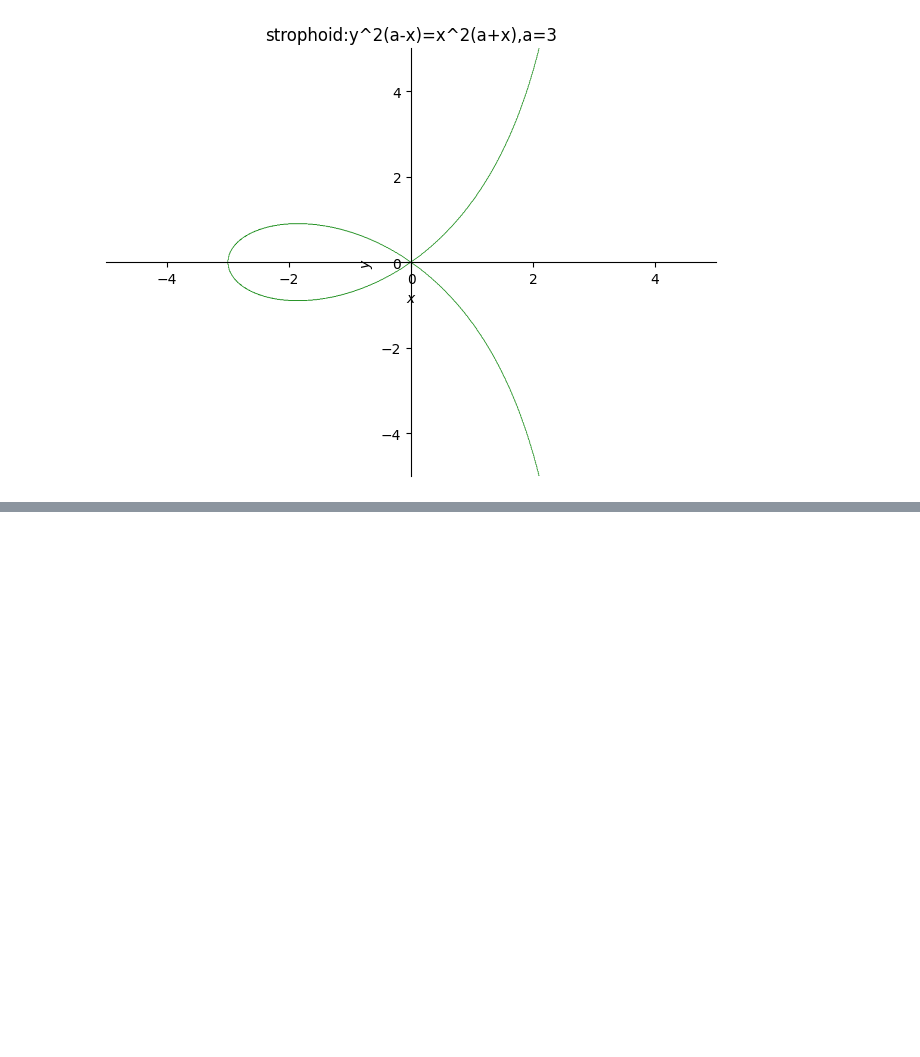
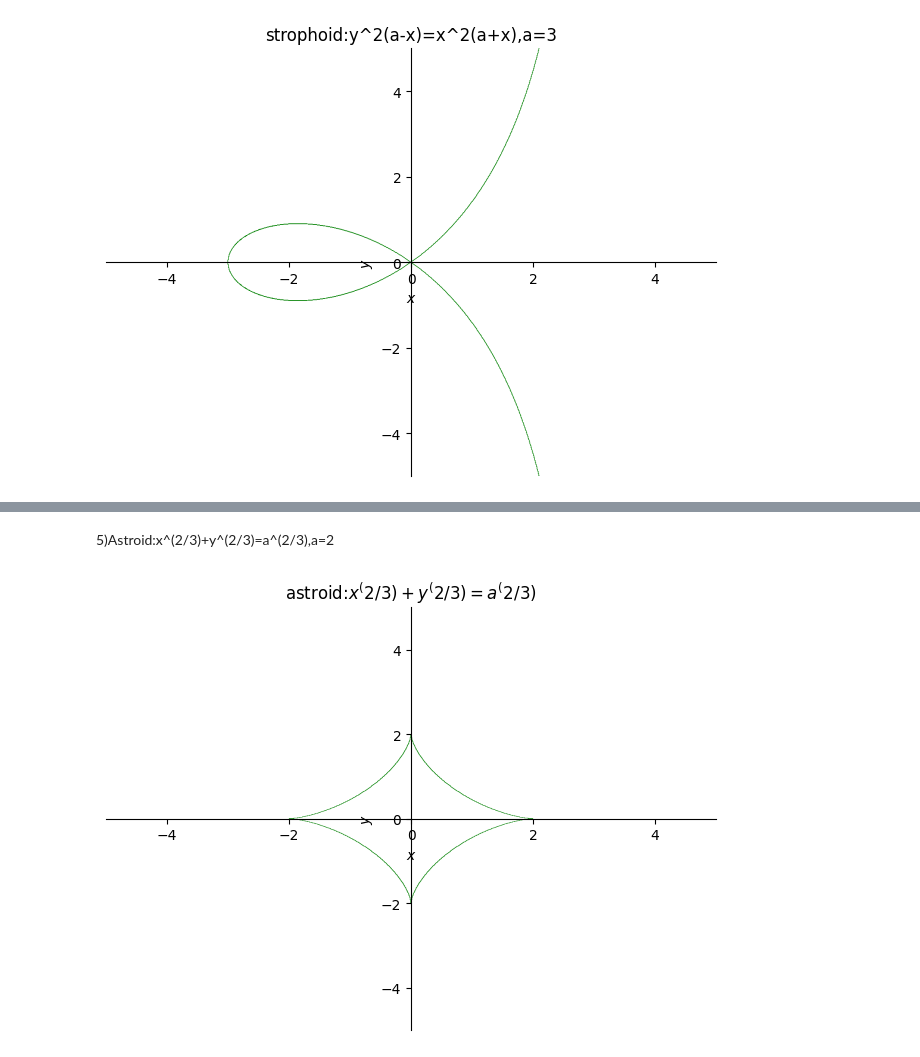
Before and after one commit to Bharathgn123/Bharathgn123, a Jupyter notebook: program1_2D_plot_of_cartesion_and_polar_curves.ipynb, the cells around one changed output, grey strips where cells are left out. Drawn from its saved outputs; the diff is of its cells as text; code cells hidden in the pictures; blank space fills up the shorter version.

```diff
--- a/program1_2D_plot_of_cartesion_and_polar_curves.ipynb
+++ b/program1_2D_plot_of_cartesion_and_polar_curves.ipynb
@@ -18,0 +35,8 @@ p2=plot_implicit(Eq(y**2*(3-x),x**2*(3+x)),(x,-5,5),(y,-5,5),line_color="green",
+# %% [markdown]
+5)Astroid:x^(2/3)+y^(2/3)=a^(2/3),a=2
+# %%
+from sympy import plot_implicit,symbols,Eq
+x,y=symbols('x y')
+p2=plot_implicit(Eq(x**(2/3)+y**(2/3),2**(2/3)),(x,-5,5),(y,-5,5),line_color='green',title='astroid:$x^(2/3)+y^(2/3)=a^(2/3)$')
+# %% [output]
+[figure, added]
```
Also changed, not shown: parts of 9 cells of this notebook.
